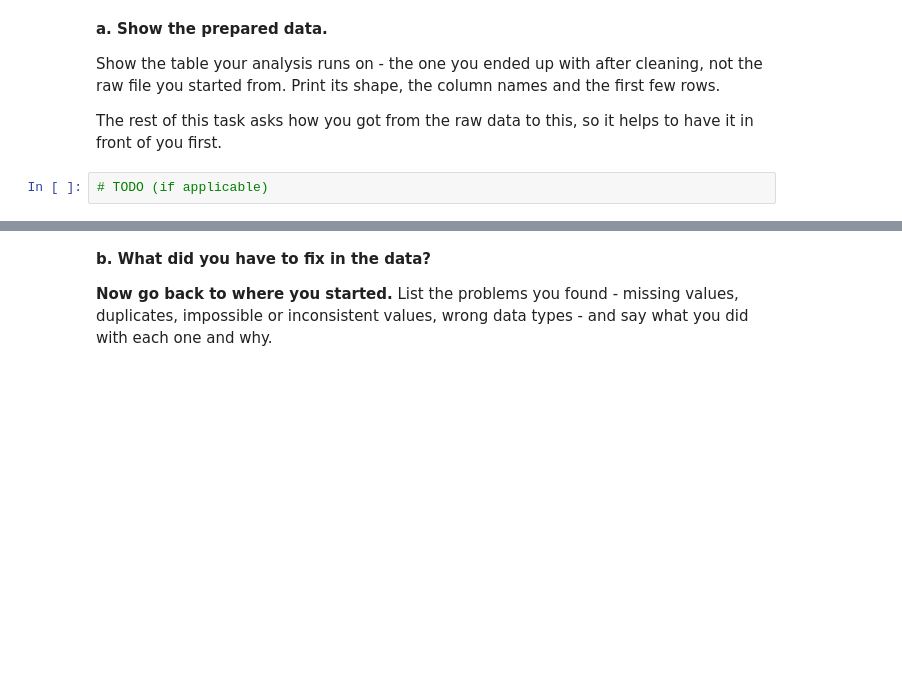
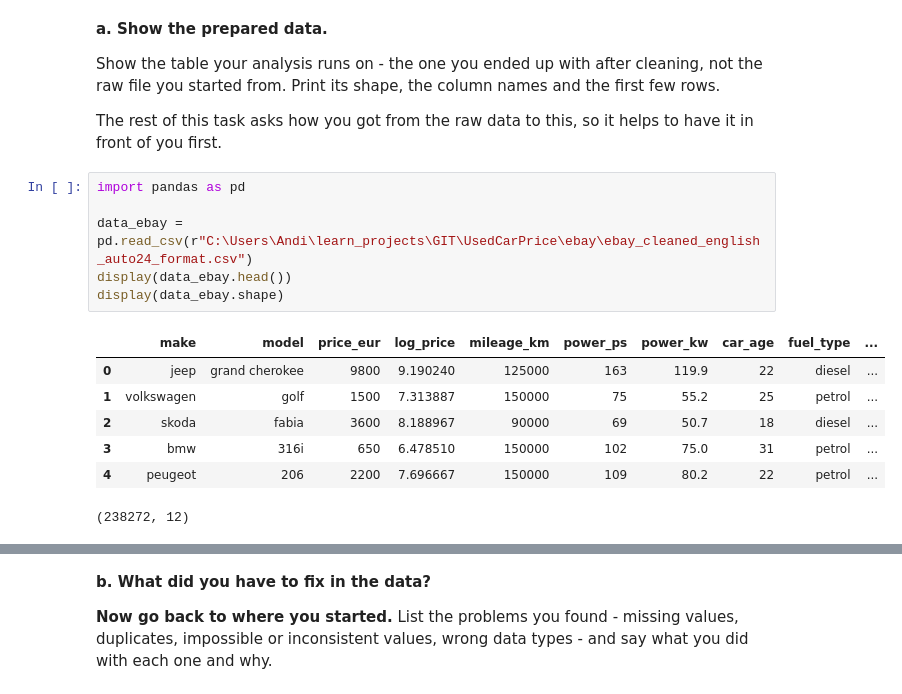
Before and after one commit to leakyfreezer/UsedCarPrice, a Jupyter notebook: IDS2026_HW10/IDS2026_HW10.ipynb, the cells around one changed output, grey strips where cells are left out. Cells and saved outputs as stored; diff of their text form; blank space fills up the shorter version.

```diff
--- a/IDS2026_HW10/IDS2026_HW10.ipynb
+++ b/IDS2026_HW10/IDS2026_HW10.ipynb
@@ -45,4 +45,16 @@ Show the table your analysis runs on - the one you ended up with after cleaning,
 
 The rest of this task asks how you got from the raw data to this, so it helps to have it in front of you first.
 # %%
-# TODO (if applicable)
+import pandas as pd
+
+data_ebay = pd.read_csv(r"C:\Users\Andi\learn_projects\GIT\UsedCarPrice\ebay\ebay_cleaned_english_auto24_format.csv")
+display(data_ebay.head())
+display(data_ebay.shape)
+# %% [output]
+|  | make | model | price_eur | log_price | mileage_km | power_ps | power_kw | car_age | fuel_type | ... |
+| 0 | jeep | grand cherokee | 9800 | 9.190240 | 125000 | 163 | 119.9 | 22 | diesel | ... |
+| 1 | volkswagen | golf | 1500 | 7.313887 | 150000 | 75 | 55.2 | 25 | petrol | ... |
+| 2 | skoda | fabia | 3600 | 8.188967 | 90000 | 69 | 50.7 | 18 | diesel | ... |
+| 3 | bmw | 316i | 650 | 6.478510 | 150000 | 102 | 75.0 | 31 | petrol | ... |
+| 4 | peugeot | 206 | 2200 | 7.696667 | 150000 | 109 | 80.2 | 22 | petrol | ... |
+(238272, 12)
```
Also changed, not shown: parts of 23 cells of this notebook.
